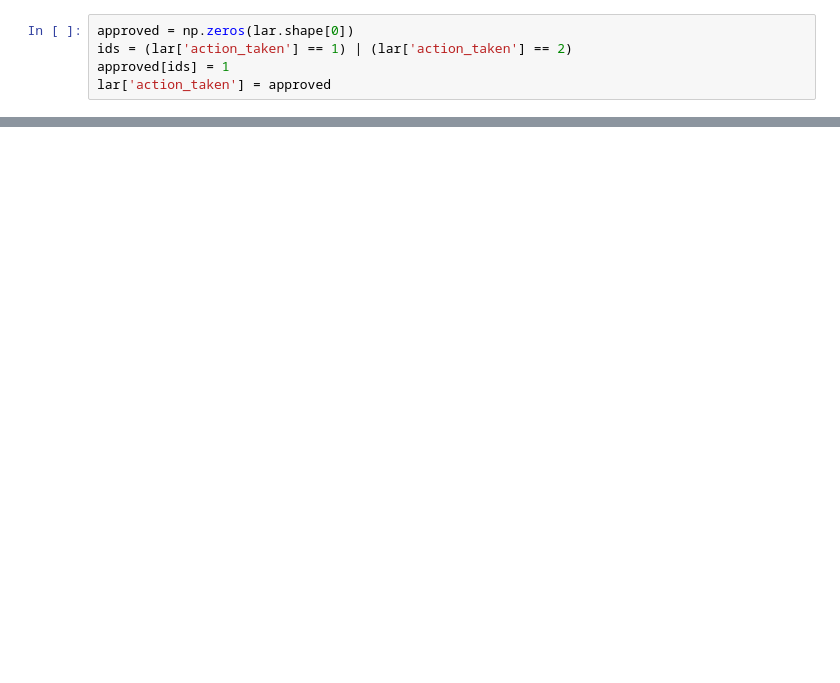
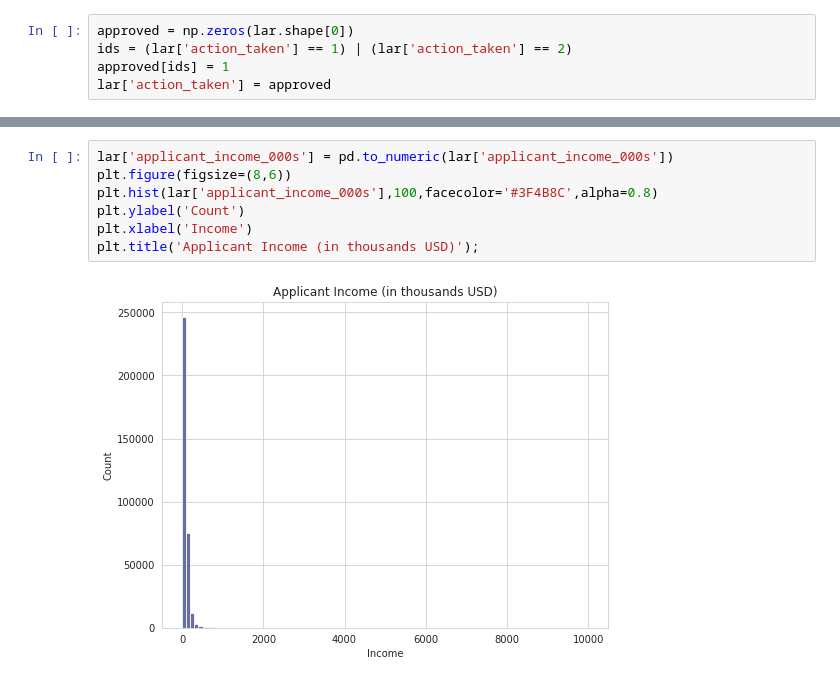
Before and after one commit to ewalsh/hmda, a Jupyter notebook: py_code/HMDA Loan Approval.ipynb, the cells around one changed output, grey strips where cells are left out. Drawn from its saved outputs; the diff is of its cells as text; blank space fills up the shorter version.

```diff
--- a/py_code/HMDA Loan Approval.ipynb
+++ b/py_code/HMDA Loan Approval.ipynb
@@ -248,2 +252,11 @@ While our dataset is unbalanced, it is not extremely so.
 
 I have already mentioned that I expect income to be an important feature of our data. However, it comes in a few different forms. Let's examine our income data and look at how we might transform them below.
+# %%
+lar['applicant_income_000s'] = pd.to_numeric(lar['applicant_income_000s'])
+plt.figure(figsize=(8,6))
+plt.hist(lar['applicant_income_000s'],100,facecolor='#3F4B8C',alpha=0.8)
+plt.ylabel('Count')
+plt.xlabel('Income')
+plt.title('Applicant Income (in thousands USD)');
+# %% [output]
+[figure, added]
```
Also changed, not shown: parts of 17 cells of this notebook.
